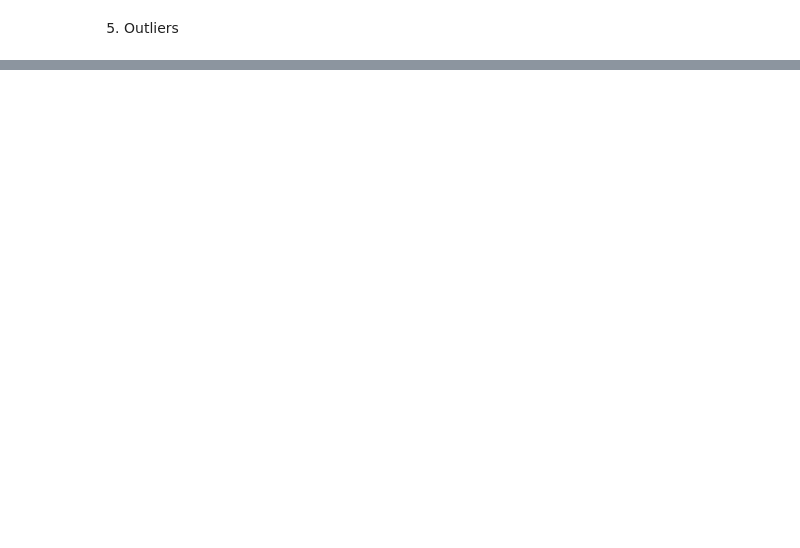
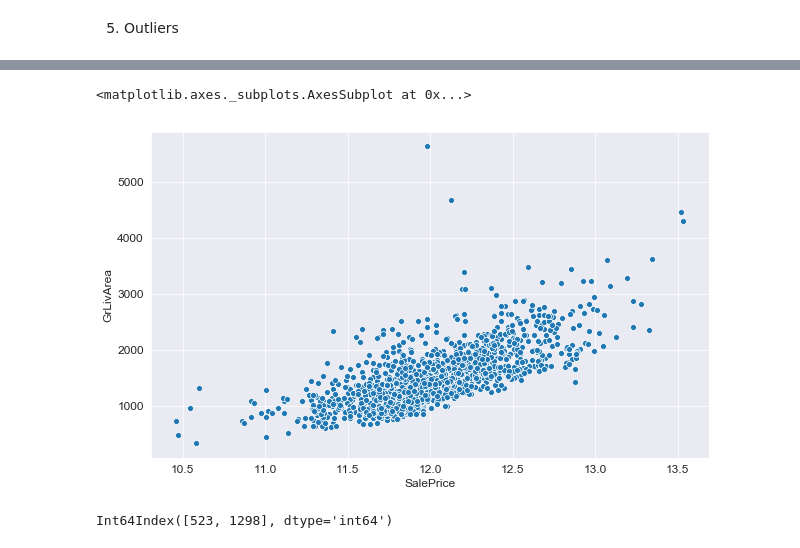
Before and after one commit to varunkumarvaleti/kaggle_HousePrices, a Jupyter notebook: House_Prices_v3.ipynb, the cells around one changed output, grey strips where cells are left out. Saved outputs shown, nothing was run; the diff lists cells and outputs as text; code cells hidden in the pictures; blank space fills up the shorter version.

```diff
--- a/House_Prices_v3.ipynb
+++ b/House_Prices_v3.ipynb
@@ -593,0 +601,9 @@ total_data_final.shape
+# %%
+sns.scatterplot(SalePrice, train_data['GrLivArea'])
+# %% [output]
+<matplotlib.axes._subplots.AxesSubplot at 0x...>
+[figure, added]
+# %%
+train_data[train_data['GrLivArea'] > 4500].index
+# %% [output]
+Int64Index([523, 1298], dtype='int64')
```
Also changed, not shown: parts of 42 cells of this notebook.
